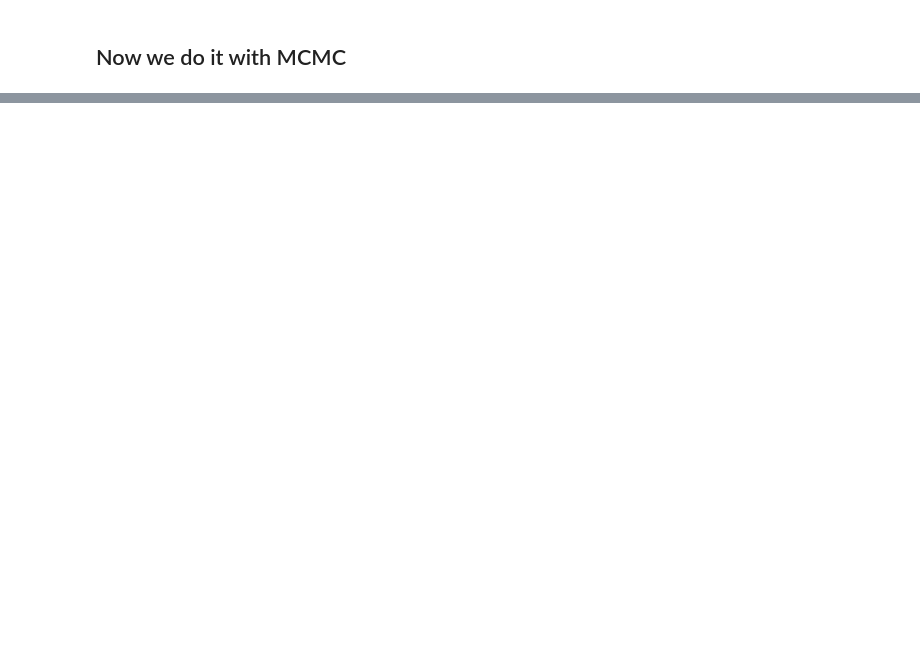
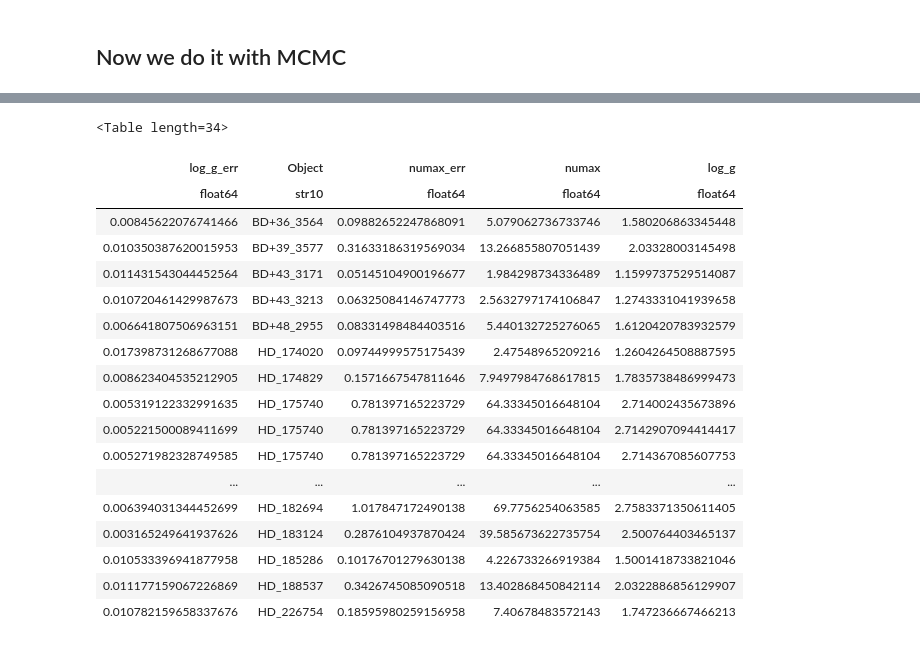
Before and after one commit to benjaminpope/smearcampaign, a Jupyter notebook: notebooks/asteroseismic_logg.ipynb, the cells around one changed output, grey strips where cells are left out. Cells and saved outputs as stored; diff of their text form; code cells hidden in the pictures; blank space fills up the shorter version.

```diff
--- a/notebooks/asteroseismic_logg.ipynb
+++ b/notebooks/asteroseismic_logg.ipynb
@@ -163,0 +161,22 @@ output.write('pope_asteroseismology.csv',format='csv')
+# %%
+output
+# %% [output]
+<Table length=34>
+| log_g_err | Object | numax_err | numax | log_g |
+| float64 | str10 | float64 | float64 | float64 |
+| 0.00845622076741466 | BD+36_3564 | 0.09882652247868091 | 5.079062736733746 | 1.580206863345448 |
+| 0.010350387620015953 | BD+39_3577 | 0.31633186319569034 | 13.266855807051439 | 2.03328003145498 |
+| 0.011431543044452564 | BD+43_3171 | 0.05145104900196677 | 1.984298734336489 | 1.1599737529514087 |
+| 0.010720461429987673 | BD+43_3213 | 0.06325084146747773 | 2.5632797174106847 | 1.2743331041939658 |
+| 0.006641807506963151 | BD+48_2955 | 0.08331498484403516 | 5.440132725276065 | 1.6120420783932579 |
+| 0.017398731268677088 | HD_174020 | 0.09744999575175439 | 2.47548965209216 | 1.2604264508887595 |
+| 0.008623404535212905 | HD_174829 | 0.1571667547811646 | 7.9497984768617815 | 1.7835738486999473 |
+| 0.005319122332991635 | HD_175740 | 0.781397165223729 | 64.33345016648104 | 2.714002435673896 |
+| 0.005221500089411699 | HD_175740 | 0.781397165223729 | 64.33345016648104 | 2.7142907094414417 |
+| 0.005271982328749585 | HD_175740 | 0.781397165223729 | 64.33345016648104 | 2.714367085607753 |
+| ... | ... | ... | ... | ... |
+| 0.006394031344452699 | HD_182694 | 1.017847172490138 | 69.7756254063585 | 2.7583371350611405 |
+| 0.003165249641937626 | HD_183124 | 0.2876104937870424 | 39.585673622735754 | 2.500764403465137 |
+| 0.010533396941877958 | HD_185286 | 0.10176701279630138 | 4.226733266919384 | 1.5001418733821046 |
+| 0.011177159067226869 | HD_188537 | 0.3426745085090518 | 13.402868450842114 | 2.0322886856129907 |
+| 0.010782159658337676 | HD_226754 | 0.18595980259156958 | 7.40678483572143 | 1.747236667466213 |
```
Also changed, not shown: parts of 10 cells of this notebook, 3 other files.
